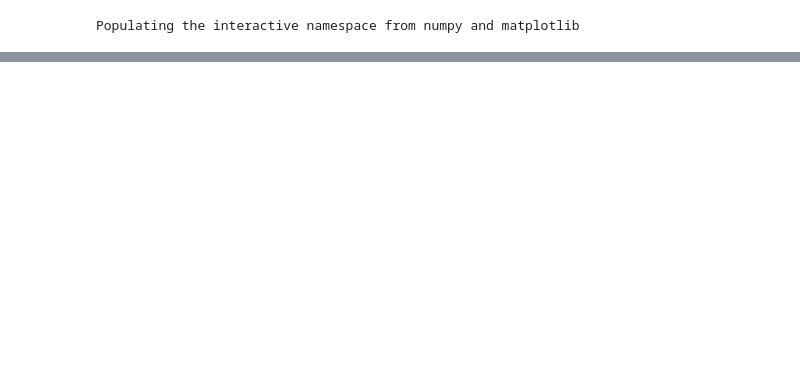
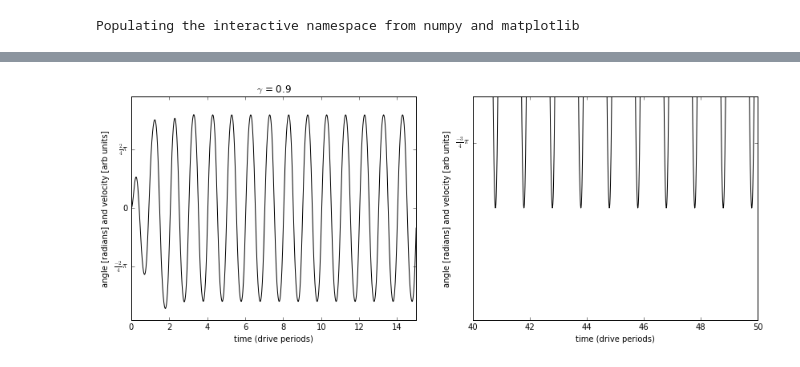
Before and after one commit to Physics325/Chapter5, a Jupyter notebook: Chapter 5 Chaos.ipynb, the cells around one changed output, grey strips where cells are left out. Drawn from its saved outputs; the diff is of its cells as text; code cells hidden in the pictures; blank space fills up the shorter version.

Commit message:
update to Chapter5 Chaos notebook and added Phase Space notebook

```diff
--- a/Chapter 5 Chaos.ipynb
+++ b/Chapter 5 Chaos.ipynb
@@ -71,0 +98,81 @@ NameError: name 'close_figure' is not defined
+# %%
+# Explore behavior of DDP, driven damped pendulum as function of drive gamma
+# make side-by-side graphs
+# restart this notebook, and run %pylab inline to set figs inline again
+#%pylab inline
+
+wd=2*pi  # set drive freq to 2*pi, so that time is in units of drive period T
+w_0=1.5*wd  # set natural freq to 1.5 times drive freq, so that drive is close (but lower than) resonance
+beta = w_0/4
+#theta_0=-pi/2  # initial angle is neg pi/2
+theta_0=0  # initial angle is zero
+v_theta_0 = 0.0  # initial velocity is zero
+gamma=0.9
+
+t_max=100
+N=10000
+pts_per_sec=N/t_max
+skip=0.0*int(30*pts_per_sec)    # number of points in the beginning to skip when plotting.  set to zero for now.
+
+# fill time array
+time=linspace(0,t_max,N)
+
+# call odeint
+solution=odeint(DrivenDampedPendulum, [theta_0,v_theta_0], time, args=(beta, w_0, gamma, wd))
+# print(solution)
+
+# make a figure
+fig1=figure()
+
+#First axes on that figure.  Setting up a 1-row, 2-col table of subplots
+ax1=subplot(1,2,1)
+ax1.plot(time,solution[:,0],"k-",)
+#ax1.plot(time,solution[:,0]/(2*pi),"k-",time,solution[:,1]/max(solution[:,1]))
+
+ax1.set_xlabel("time (drive periods)")
+ax1.set_ylabel("angle [radians] and velocity [arb units]")
+ax1.set_xlim(0,15)
+#xlim(5,6)
+#xlim(40,50)
+
+#ax1.legend(["angle","velocity"],title="$\gamma$ = {:3}".format(gamma))
+# put gamma in the title to this subplot.
+ax1.set_title("$\gamma$ = {:3}".format(gamma))
+
+# for tick labels: sets the "unit" of pi that will be used to label, eg 1/4pi or 1/2pi or even 2pi
+# pi_fraction=2.
+pi_fraction=1/2.
+# here are the calls that set the tick label formatting
+ax1.yaxis.set_major_locator(MultipleLocator(pi_fraction*pi))
+ax1.yaxis.set_major_formatter(FuncFormatter(fractions_of_pi))
+
+# second set of axes
+ax2=subplot(1,2,2)
+ax2.plot(time,solution[:,0],"k-",)
+
+ax2.set_xlabel("time (drive periods)")
+ax2.set_ylabel("angle [radians] and velocity [arb units]")
+ax2.set_xlim(40,50)
+# here's an attempt to automate the ylim for zoomed plot.  Probably will have to adjust by hand
+ymin=min(solution[int(40*pts_per_sec):,0])
+if ymin<0:
+    ylow=1.1*ymin
+    yhi=0.9*ymin
+else:
+    ylow=0.9*ymin
+    yhi=1.1*ymin
+
+ax2.set_ylim(ylow, yhi)
+
+# here are the calls that set the tick label formatting
+pi_fraction=1/4.
+ax2.yaxis.set_major_locator(MultipleLocator(pi_fraction*pi))
+ax2.yaxis.set_major_formatter(FuncFormatter(fractions_of_pi))
+
+# set the size of the figure in inches
+fig1.set_size_inches(14,5)
+
+# This displays an inline copy of fig if you happen to have started the notebook in "pop-up" mode
+#display(fig1)
+# %% [output]
+[figure, added]
```
Also changed, not shown: parts of 5 cells of this notebook, 1 other file.
